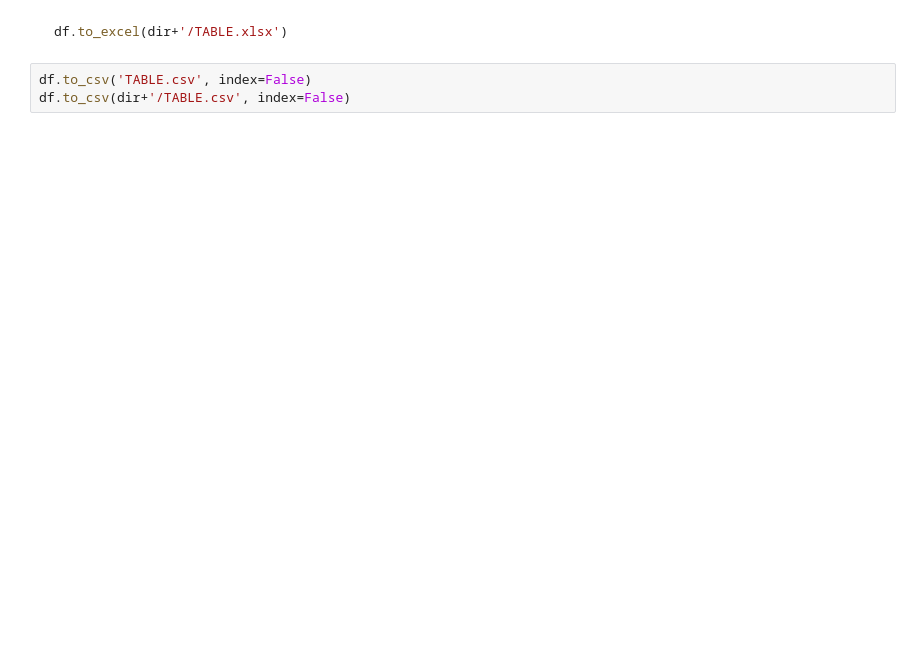
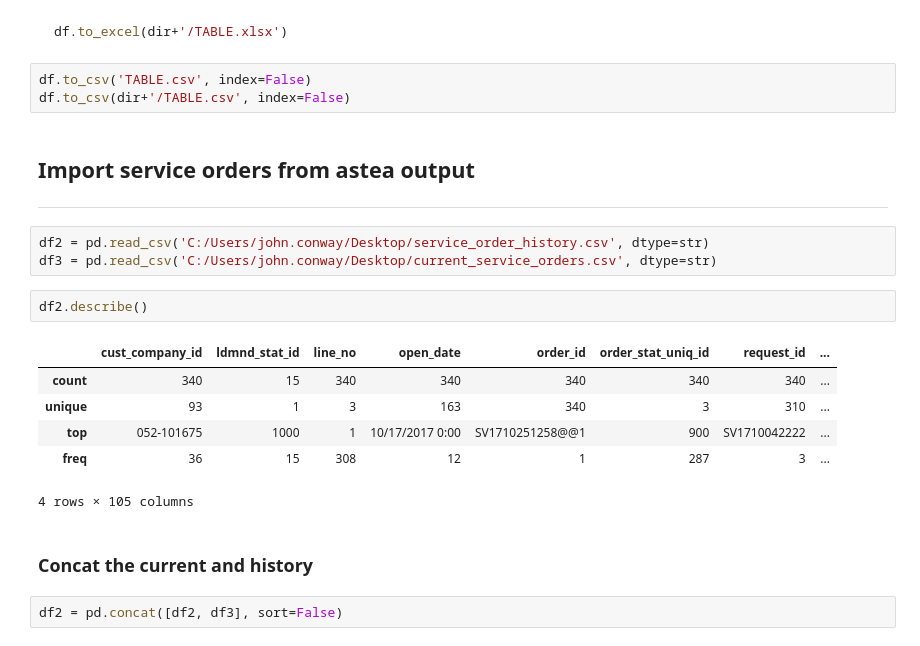
Before and after one commit to JPatrick9793/PythonUtils, a Jupyter notebook: FilesAndStuff/Untitled.ipynb, the cells around one changed output. Saved outputs shown, nothing was run; the diff lists cells and outputs as text; blank space fills up the shorter version.

```diff
--- a/FilesAndStuff/Untitled.ipynb
+++ b/FilesAndStuff/Untitled.ipynb
@@ -62,3 +50,22 @@ df.to_excel(dir+'/TABLE.xlsx')
 # %%
 df.to_csv('TABLE.csv', index=False)
 df.to_csv(dir+'/TABLE.csv', index=False)
+# %% [markdown]
+## Import service orders from astea output
+***
+# %%
+df2 = pd.read_csv('C:/Users/john.conway/Desktop/service_order_history.csv', dtype=str)
+df3 = pd.read_csv('C:/Users/john.conway/Desktop/current_service_orders.csv', dtype=str)
+# %%
+df2.describe()
+# %% [output]
+|  | cust_company_id | ldmnd_stat_id | line_no | open_date | order_id | order_stat_uniq_id | request_id | ... |
+| count | 340 | 15 | 340 | 340 | 340 | 340 | 340 | ... |
+| unique | 93 | 1 | 3 | 163 | 340 | 3 | 310 | ... |
+| top | 052-101675 | 1000 | 1 | 10/17/2017 0:00 | SV1710251258@@1 | 900 | SV1710042222 | ... |
+| freq | 36 | 15 | 308 | 12 | 1 | 287 | 3 | ... |
+4 rows × 105 columns
+# %% [markdown]
+### Concat the current and history
+# %%
+df2 = pd.concat([df2, df3], sort=False)
```
Also changed, not shown: parts of 24 cells of this notebook, 1 other file.
